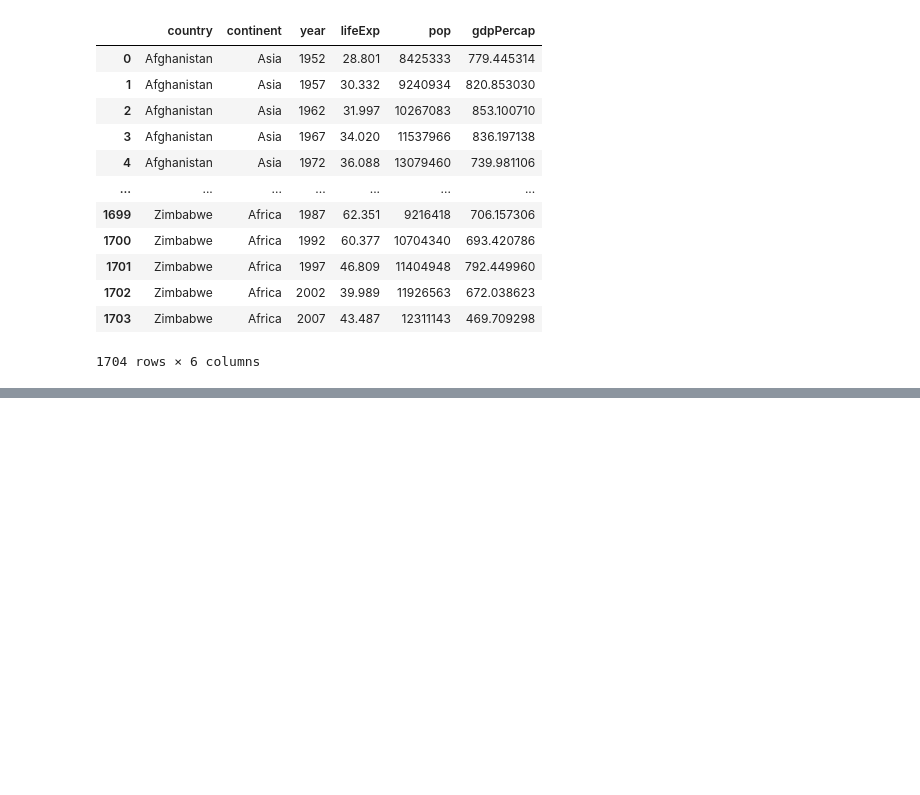
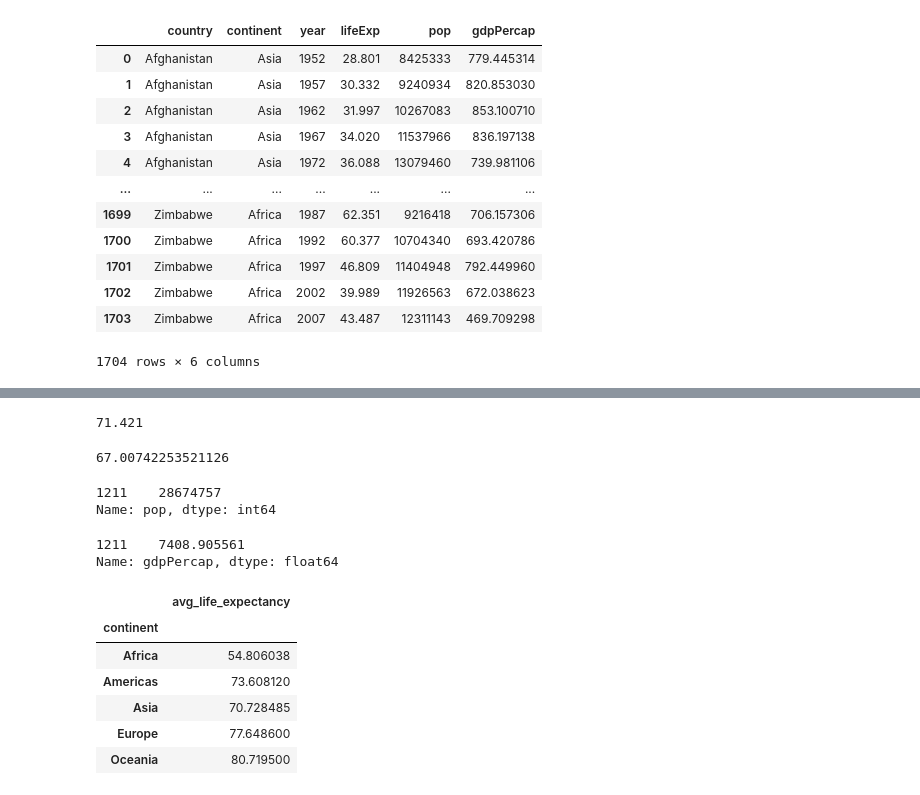
Before and after one commit to jrjmccarthy/DataVisF26, a Jupyter notebook: assignment_3_code.ipynb, the cells around one changed output, grey strips where cells are left out. Drawn from its saved outputs; the diff is of its cells as text; code cells hidden in the pictures; blank space fills up the shorter version.

```diff
--- a/assignment_3_code.ipynb
+++ b/assignment_3_code.ipynb
@@ -21,0 +58,52 @@ gapminder
+# %%
+continents = st.sidebar.multiselect(
+    "Continent", gapminder["continent"].unique(), default=list(gapminder["continent"].unique())
+)
+
+min_year, max_year = int(gapminder["year"].min()), int(gapminder["year"].max())
+if min_year < max_year:
+    year_range = st.sidebar.slider("Year", min_year, max_year, (min_year, max_year))
+else:
+    year_range = (min_year, max_year)   # slider errors if min == max
+
+min_val, max_val = float(gapminder["lifeExp"].min()), float(gapminder["lifeExp"].max())
+
+value_range = st.sidebar.slider("lifeExp", min_val, max_val, (min_val, max_val))
+
+# Apply filters
+mask = (
+    gapminder["continent"].isin(continents)
+    & gapminder["year"].between(*year_range)
+    & gapminder["lifeExp"].between(*value_range)
+)
+df = gapminder[mask]
+# %%
+# mean life expectancy Peru, 2007
+df['lifeExp'][(df['year'] == 2007) & (df['country'] == 'Peru')].mean()
+# %% [output]
+71.421
+# %%
+# mean life expectancy across all countries, 2007
+df['lifeExp'][(df['year'] == 2007)].mean()
+# %% [output]
+67.00742253521126
+# %%
+df['pop'][(df['year'] == 2007) & (df['country'] == 'Peru')]
+# %% [output]
+1211    28674757
+Name: pop, dtype: int64
+# %%
+df['gdpPercap'][(df['year'] == 2007) & (df['country'] == 'Peru')]
+# %% [output]
+1211    7408.905561
+Name: gdpPercap, dtype: float64
+# %%
+df[df['year']==2007].groupby('continent').agg(avg_life_expectancy=('lifeExp', 'mean'))
+# %% [output]
+|  | avg_life_expectancy |
+| continent |  |
+| Africa | 54.806038 |
+| Americas | 73.608120 |
+| Asia | 70.728485 |
+| Europe | 77.648600 |
+| Oceania | 80.719500 |
```
Also changed, not shown: parts of 7 cells of this notebook, 1 other file.
